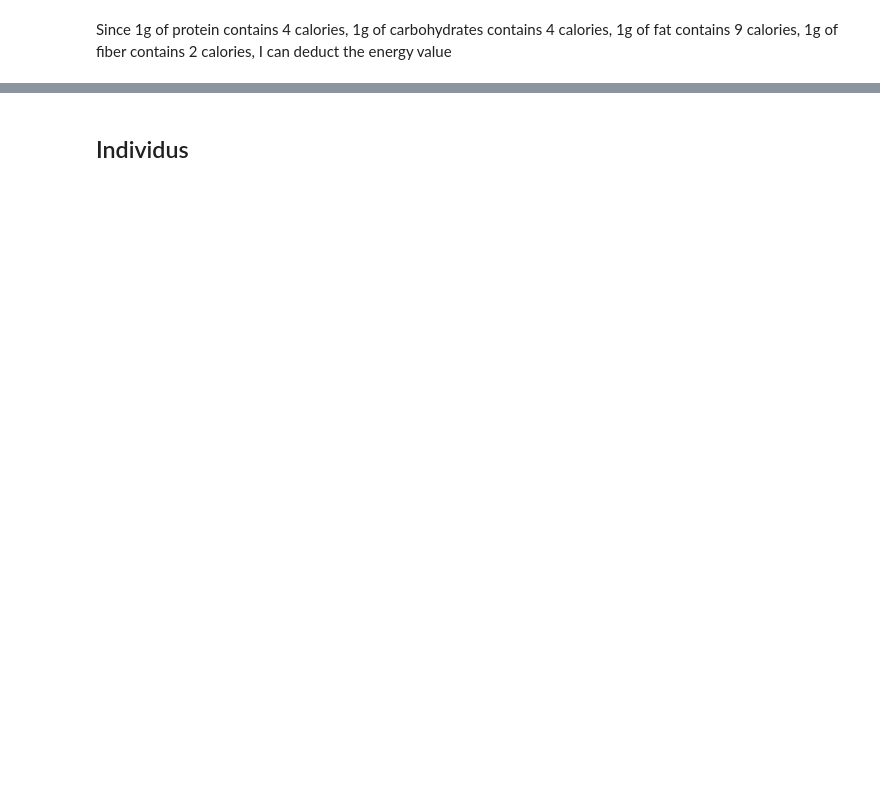
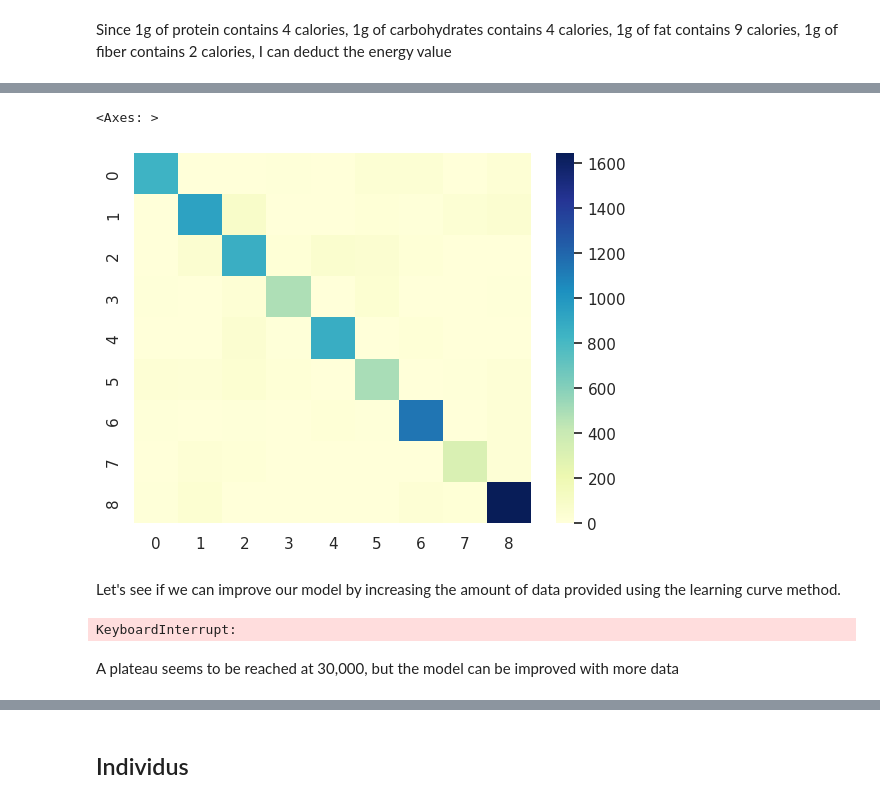
Before and after one commit to helenatong/oc_p3_cleaning_dataset_and_analysis, a Jupyter notebook: project3_cleaning.ipynb, the cells around one changed output, grey strips where cells are left out. Cells and saved outputs as stored; diff of their text form; code cells hidden in the pictures; blank space fills up the shorter version.

```diff
--- a/project3_cleaning.ipynb
+++ b/project3_cleaning.ipynb
@@ -671,0 +769,16 @@ df.to_csv('df_cleaned.csv', index=False)
+# %%
+# fit model by using grid search
+param_grid ={
+    'max_iter'          : [100],
+    'max_depth'         : [3, 6],
+    'learning_rate'     : [0.1]
+}
+
+grid_search = GridSearchCV(HistGradientBoostingClassifier(), param_grid, cv=5, verbose=1, n_jobs=-1)
+grid_search.fit(X_train, y_train_encoded)
+print(grid_search.best_params_)
+
+# model scoring
+best_model = grid_search.best_estimator_
+print(f'Model\'s score : {best_model.score(X_train, y_train_encoded).round(3)}')
+print(f'Model\'s score on test dataset : {best_model.score(X_test, y_test_encoded).round(3)}')
@@ -671,0 +792,6 @@ df.to_csv('df_cleaned.csv', index=False)
+# %%
+# check prediction's details
+y_pred_encoded = best_model.predict(X_test)
+y_pred = encoder.inverse_transform(y_pred_encoded)
+y_test = encoder.inverse_transform(y_test_encoded)
+print(classification_report(y_test, y_pred))
@@ -671,0 +814,5 @@ df.to_csv('df_cleaned.csv', index=False)
+# %%
+sns.heatmap(confusion_matrix(y_true = y_test,y_pred = y_pred) , cmap="YlGnBu")
+# %% [output]
+<Axes: >
+[figure, added]
@@ -671,0 +829,17 @@ df.to_csv('df_cleaned.csv', index=False)
+# %% [markdown]
+Let's see if we can improve our model by increasing the amount of data provided using the learning curve method.
+# %%
+from sklearn.model_selection import learning_curve
+
+N, train_score, val_score = learning_curve(best_model, X_train, y_train_encoded,
+                                           train_sizes = np.linspace(0.1, 1.0, 5), cv=5)
+
+print(N)
+plt.plot(N, train_score.mean(axis=1), label='train')
+plt.plot(N, val_score.mean(axis=1), label='validation')
+plt.xlabel('train_size')
+plt.legend()
+# %% [output]
+KeyboardInterrupt:
+# %% [markdown]
+A plateau seems to be reached at 30,000, but the model can be improved with more data
```
Also changed, not shown: parts of 94 cells of this notebook.
